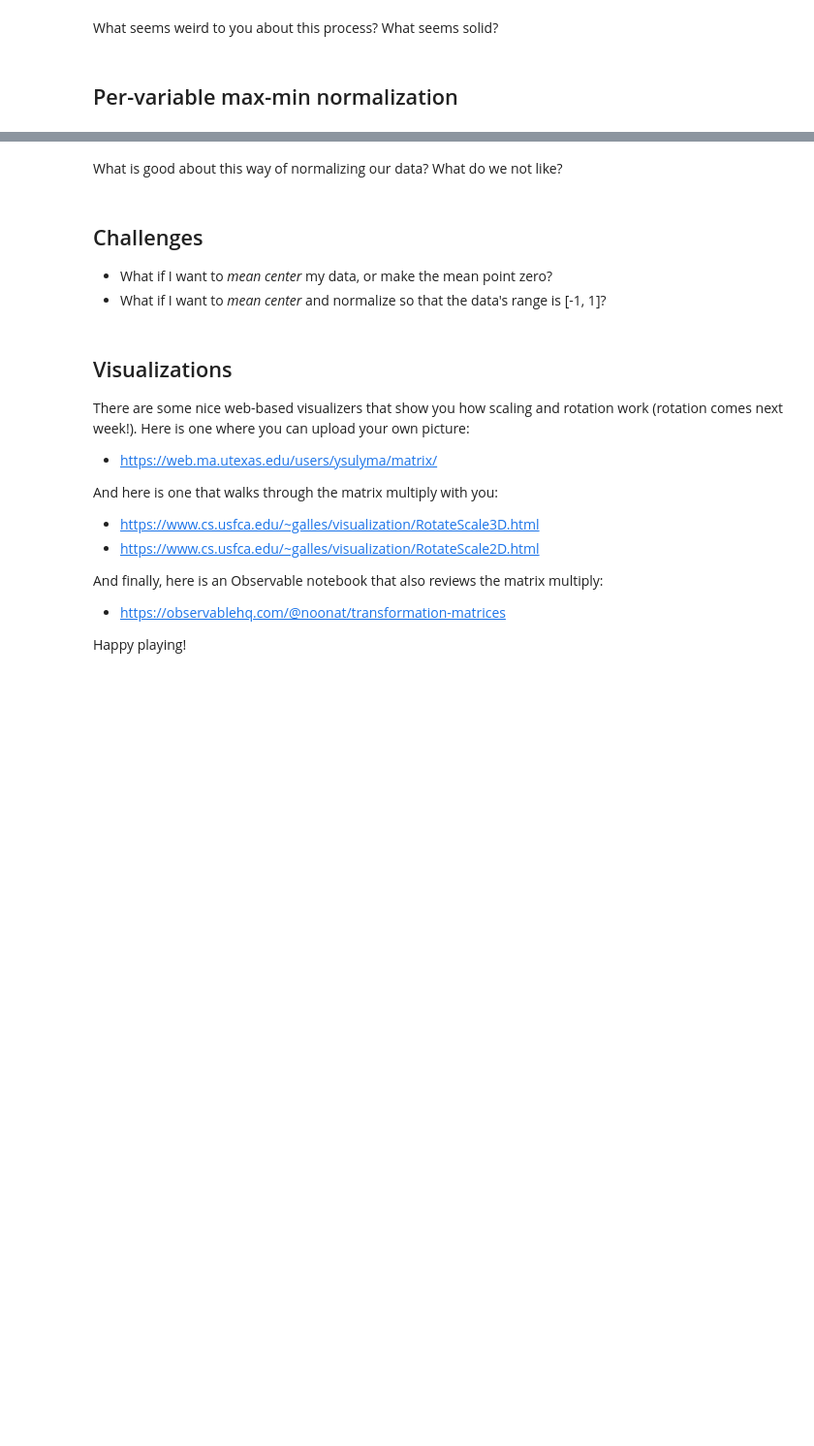
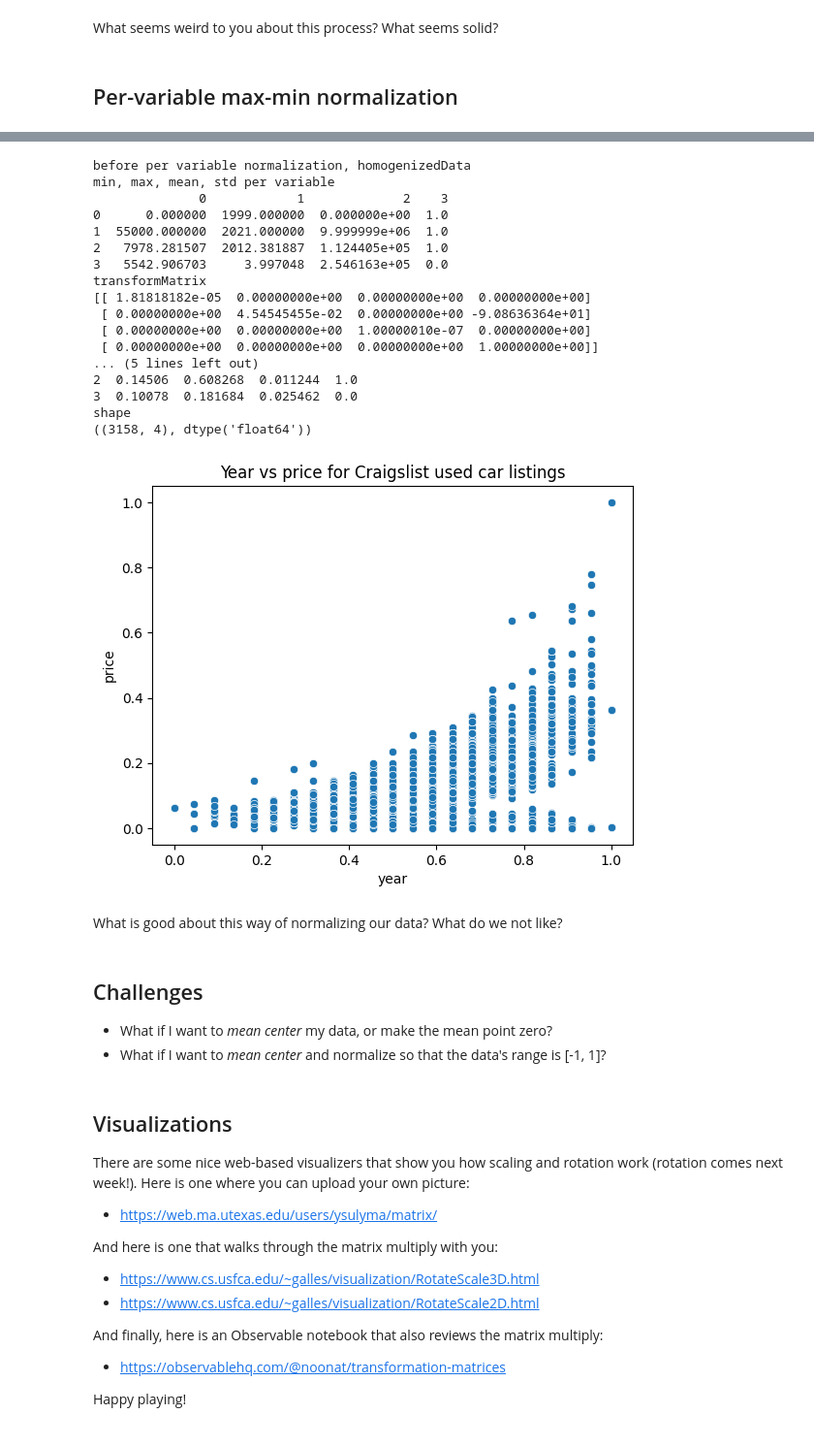
Before and after one commit to ajstent/CS252S22, a Jupyter notebook: Day8.ipynb, the cells around one changed output, grey strips where cells are left out. Shown at 97% size. Cells and saved outputs as stored; diff of their text form; code cells hidden in the pictures; blank space fills up the shorter version.

```diff
--- a/Day8.ipynb
+++ b/Day8.ipynb
@@ -100,0 +102,21 @@ print(getShapeType(homogenizedData))
+# %%
+# subtract the global minimum from each datapoint
+translateTransform = np.eye(homogenizedData.shape[1], dtype=float)
+for i in range(data.shape[1]):
+    ## the notebook you got for class had "translateTransform[1, 2]". A few great teams said, hey, Dr. Stent, this should be the column indexed at 3 for 3-dimensional input data! Always point out when you think you see a bug!
+    translateTransform[i, 3] = -data.min()
+print("translateTransform")
+print(translateTransform)
+
+# divide by the global range
+scaleTransform = np.eye(homogenizedData.shape[1])
+for i in range(data.shape[1]):
+    scaleTransform[i, i] = 1/(data.max()-data.min())
+print("scaleTransform")
+print(scaleTransform)
+
+# when we do a series of transformations, first we multiply the smaller transformation matrices, and only at the end the result of that with the larger data matrix (more efficient!)
+totalTransform = scaleTransform@translateTransform
+print("transformMatrix")
+print("shape\n", getShapeType(totalTransform))
+print(totalTransform)
@@ -120,20 +174,44 @@ What does the transformation matrix look like for our data, specifically?
 # %%
 print("before per variable normalization, homogenizedData")
 print(getSummaryStatistics(homogenizedData))
 
 translateTransform = np.eye(homogenizedData.shape[1], dtype=float)
-translateTransform[:, 2] = ??
-scaleTransform = ??
+for i in range(data.shape[1]):
+    ## the notebook you got for class had "translateTransform[1, 2]". A few great teams said, hey, Dr. Stent, this should be the column indexed at 3 for 3-dimensional input data! Always point out when you think you see a bug!
+    translateTransform[i, 3] = -data[:, i].min()
+
+scaleTransform = np.eye(homogenizedData.shape[1], dtype=float)
+for i in range(data.shape[1]):
+    scaleTransform[i, i] = 1/(data[:, i].max()-data[:, i].min())
 
 totalTransform = scaleTransform@translateTransform
 print("transformMatrix")
 print(totalTransform)
 
 transformedData = (totalTransform @ homogenizedData.T).T
 print("after per variable normalization, transformedData")
 print(getSummaryStatistics(transformedData))
 print(getShapeType(transformedData))
 plot2d(transformedData)
+# %% [output]
+before per variable normalization, homogenizedData
+min, max, mean, std per variable
+              0            1             2    3
+0      0.000000  1999.000000  0.000000e+00  1.0
+1  55000.000000  2021.000000  9.999999e+06  1.0
+2   7978.281507  2012.381887  1.124405e+05  1.0
+3   5542.906703     3.997048  2.546163e+05  0.0
+transformMatrix
+[[ 1.81818182e-05  0.00000000e+00  0.00000000e+00  0.00000000e+00]
+ [ 0.00000000e+00  4.54545455e-02  0.00000000e+00 -9.08636364e+01]
+ [ 0.00000000e+00  0.00000000e+00  1.00000010e-07  0.00000000e+00]
+ [ 0.00000000e+00  0.00000000e+00  0.00000000e+00  1.00000000e+00]]
+... (5 lines left out)
+2  0.14506  0.608268  0.011244  1.0
+3  0.10078  0.181684  0.025462  0.0
+shape
+((3158, 4), dtype('float64'))
+[figure, added]
 # %% [markdown]
 What is good about this way of normalizing our data? What do we not like?
 # %% [markdown]
```
Also changed, not shown: parts of 9 cells of this notebook.
